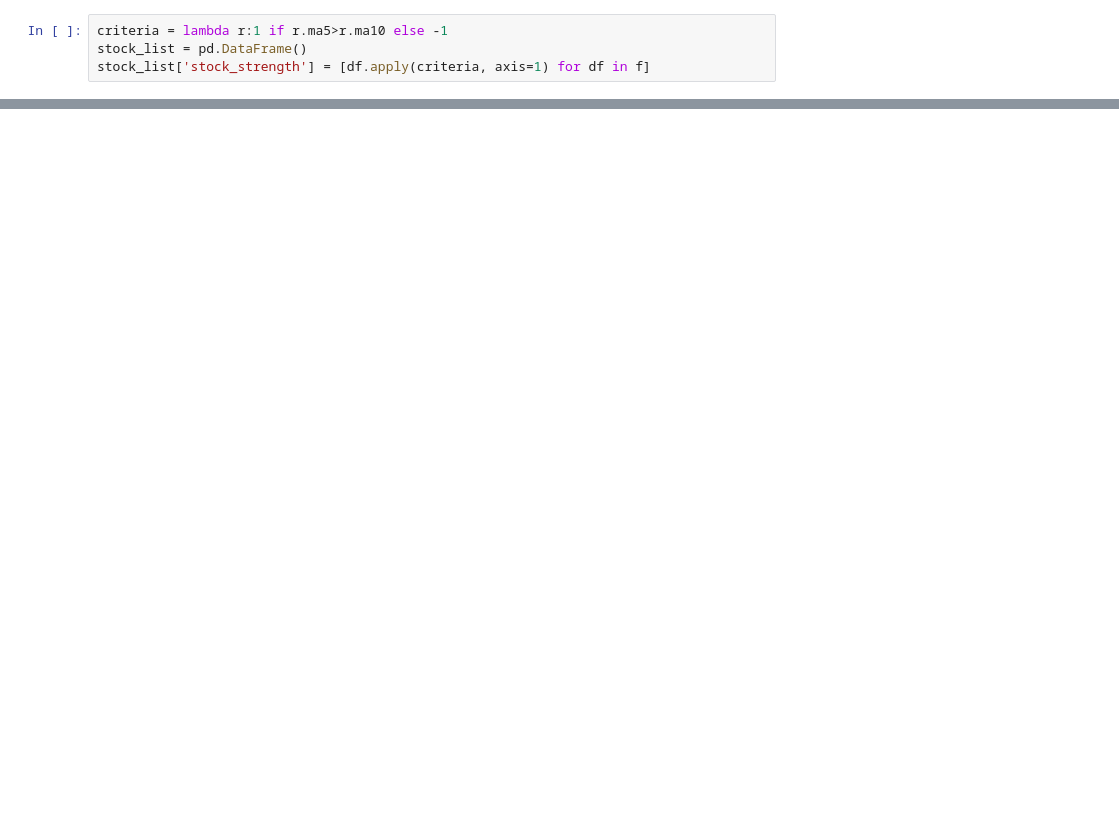
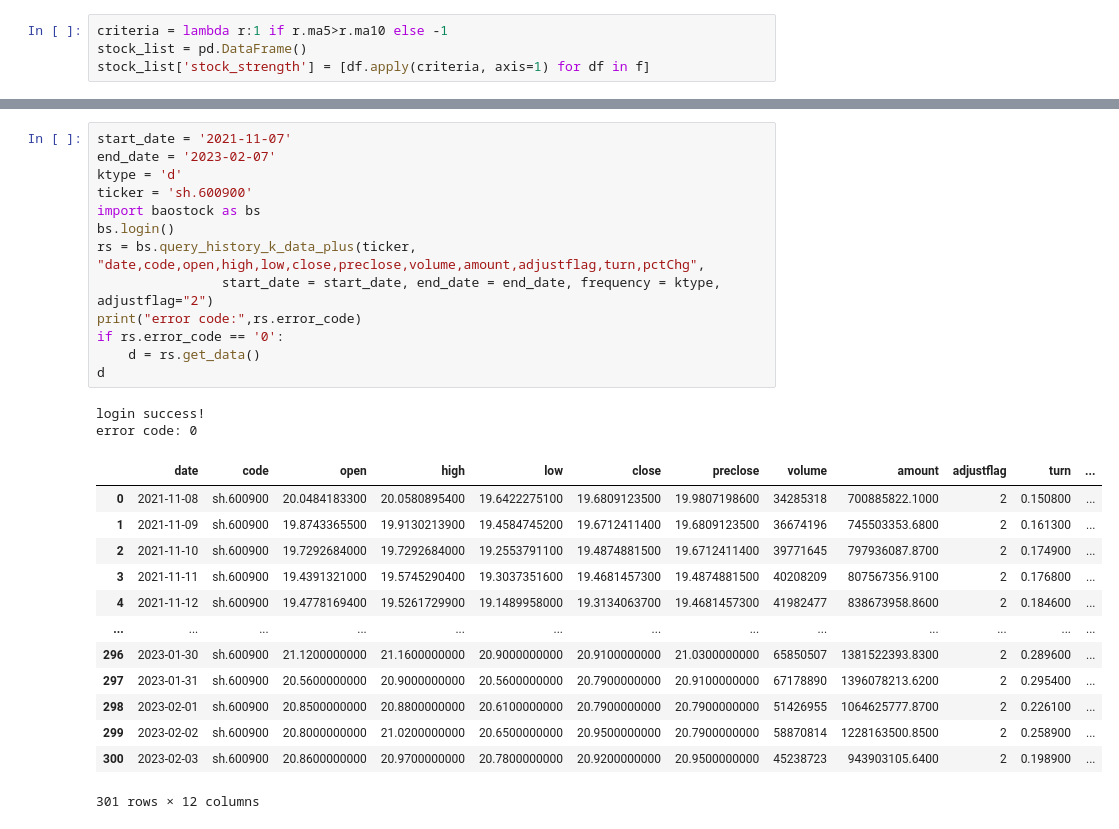
Before and after one commit to JNU-Tangyin/eata, a Jupyter notebook: test.ipynb, the cells around one changed output, grey strips where cells are left out. Cells and saved outputs as stored; diff of their text form; blank space fills up the shorter version.

```diff
--- a/test.ipynb
+++ b/test.ipynb
@@ -691,0 +454,29 @@ list(group)[2][1]
+# %%
+start_date = '2021-11-07'
+end_date = '2023-02-07'
+ktype = 'd'
+ticker = 'sh.600900'
+import baostock as bs
+bs.login()
+rs = bs.query_history_k_data_plus(ticker, "date,code,open,high,low,close,preclose,volume,amount,adjustflag,turn,pctChg",
+                start_date = start_date, end_date = end_date, frequency = ktype, adjustflag="2")
+print("error code:",rs.error_code)
+if rs.error_code == '0':
+    d = rs.get_data()
+d
+# %% [output]
+login success!
+error code: 0
+|  | date | code | open | high | low | close | preclose | volume | amount | adjustflag | turn | ... |
+| 0 | 2021-11-08 | sh.600900 | 20.0484183300 | 20.0580895400 | 19.6422275100 | 19.6809123500 | 19.9807198600 | 34285318 | 700885822.1000 | 2 | 0.150800 | ... |
+| 1 | 2021-11-09 | sh.600900 | 19.8743365500 | 19.9130213900 | 19.4584745200 | 19.6712411400 | 19.6809123500 | 36674196 | 745503353.6800 | 2 | 0.161300 | ... |
+| 2 | 2021-11-10 | sh.600900 | 19.7292684000 | 19.7292684000 | 19.2553791100 | 19.4874881500 | 19.6712411400 | 39771645 | 797936087.8700 | 2 | 0.174900 | ... |
+| 3 | 2021-11-11 | sh.600900 | 19.4391321000 | 19.5745290400 | 19.3037351600 | 19.4681457300 | 19.4874881500 | 40208209 | 807567356.9100 | 2 | 0.176800 | ... |
+| 4 | 2021-11-12 | sh.600900 | 19.4778169400 | 19.5261729900 | 19.1489958000 | 19.3134063700 | 19.4681457300 | 41982477 | 838673958.8600 | 2 | 0.184600 | ... |
+| ... | ... | ... | ... | ... | ... | ... | ... | ... | ... | ... | ... | ... |
+| 296 | 2023-01-30 | sh.600900 | 21.1200000000 | 21.1600000000 | 20.9000000000 | 20.9100000000 | 21.0300000000 | 65850507 | 1381522393.8300 | 2 | 0.289600 | ... |
+| 297 | 2023-01-31 | sh.600900 | 20.5600000000 | 20.9000000000 | 20.5600000000 | 20.7900000000 | 20.9100000000 | 67178890 | 1396078213.6200 | 2 | 0.295400 | ... |
+| 298 | 2023-02-01 | sh.600900 | 20.8500000000 | 20.8800000000 | 20.6100000000 | 20.7900000000 | 20.7900000000 | 51426955 | 1064625777.8700 | 2 | 0.226100 | ... |
+| 299 | 2023-02-02 | sh.600900 | 20.8000000000 | 21.0200000000 | 20.6500000000 | 20.9500000000 | 20.7900000000 | 58870814 | 1228163500.8500 | 2 | 0.258900 | ... |
+| 300 | 2023-02-03 | sh.600900 | 20.8600000000 | 20.9700000000 | 20.7800000000 | 20.9200000000 | 20.9500000000 | 45238723 | 943903105.6400 | 2 | 0.198900 | ... |
+301 rows × 12 columns
```
Also changed, not shown: parts of 28 cells of this notebook, 12 other files.
